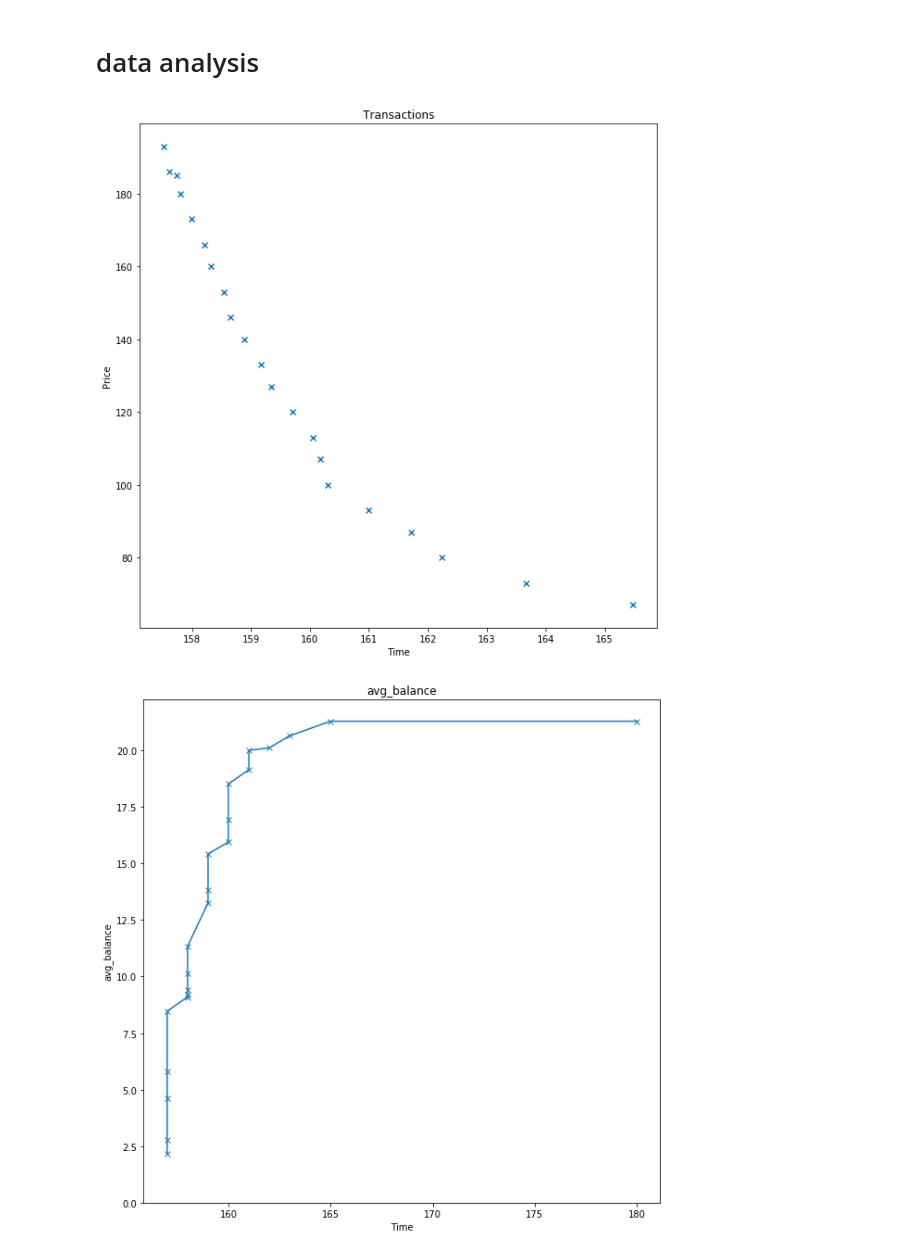
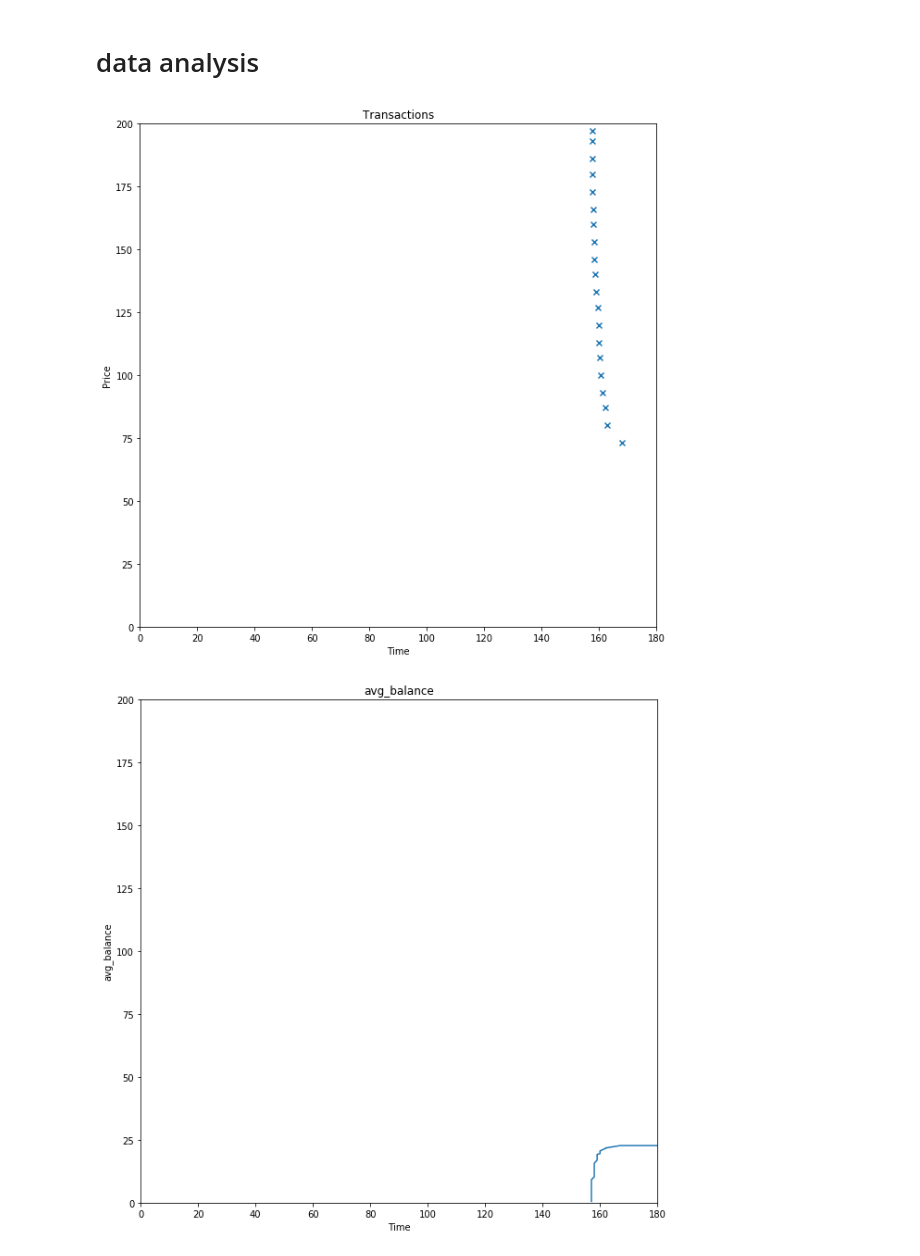
Before and after one commit to ken-neth/opinion_dynamics_BSE, a Jupyter notebook: data analysis.ipynb, the cells around one changed output. Drawn from its saved outputs; the diff is of its cells as text; code cells hidden in the pictures.

Commit message:
BC with graphs

```diff
--- a/data analysis.ipynb
+++ b/data analysis.ipynb
@@ -23,26 +23,28 @@ xlabel('Time')
 ylabel('Price')
 title("Transactions")
 p1 = scatter(time, price, marker='x')
+ylim(ymin=0, ymax=200)
+xlim(xmin=0, xmax=180)
 show()
 # %% [output]
-[figure, old version]
+[figure, new version]
 # %%
 time = []
 avg_balance = []
 
 with open('avg_balance.csv') as csv_file:
     readCSV = csv.reader(csv_file, delimiter=',')
     for row in readCSV:
         time.append(float(row[1]))
         avg_balance.append(float(row[5]))
 
 figure(2, figsize=(10,10))
 xlabel('Time')
 ylabel('avg_balance')
 title("avg_balance")
-p2 = plot(time, avg_balance, marker='x')
-ylim(ymin=0)
-xlim
+p2 = plot(time, avg_balance)
+ylim(ymin=0, ymax=200)
+xlim(xmin=0, xmax=180)
 show()
 # %% [output]
-[figure, old version]
+[figure, new version]
```
Also changed, not shown: parts of 3 cells of this notebook, 13 other files.
